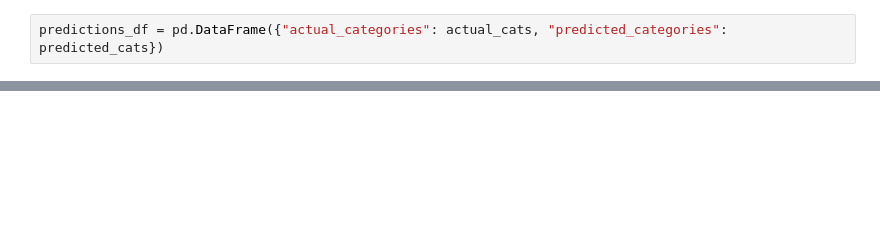
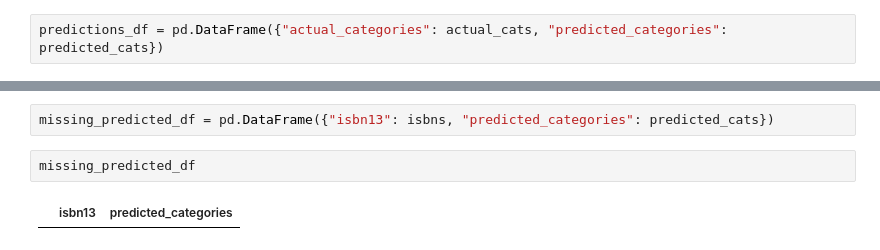
Before and after one commit to fb0801/pythonBookRecommeder, a Jupyter notebook: text-classification.ipynb, the cells around one changed output, grey strips where cells are left out. Cells and saved outputs as stored; diff of their text form; blank space fills up the shorter version.

```diff
--- a/text-classification.ipynb
+++ b/text-classification.ipynb
@@ -170,0 +115,6 @@ predictions_df["correct_prediction"].sum() / len(predictions_df)
+# %%
+missing_predicted_df = pd.DataFrame({"isbn13": isbns, "predicted_categories": predicted_cats})
+# %%
+missing_predicted_df
+# %% [output]
+|  | isbn13 | predicted_categories |
```
Also changed, not shown: parts of 19 cells of this notebook, 2 other files.
